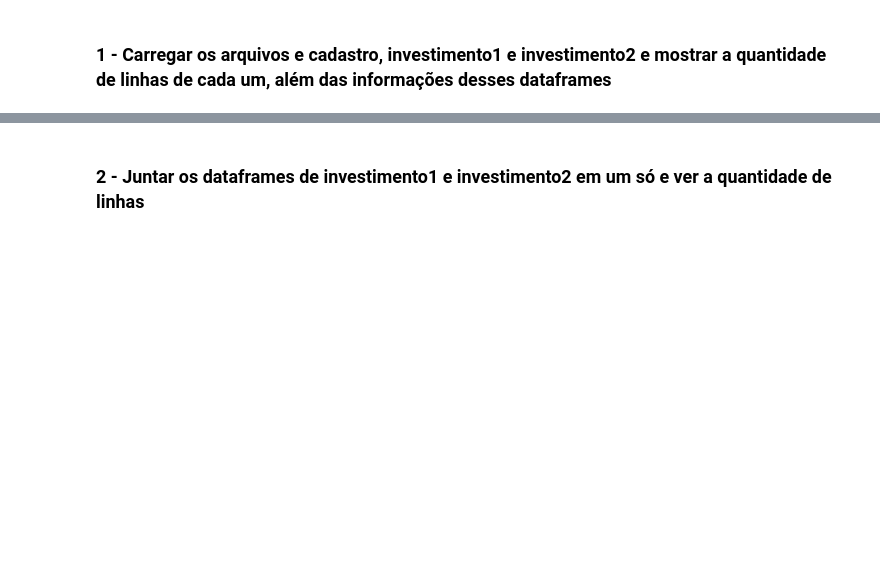
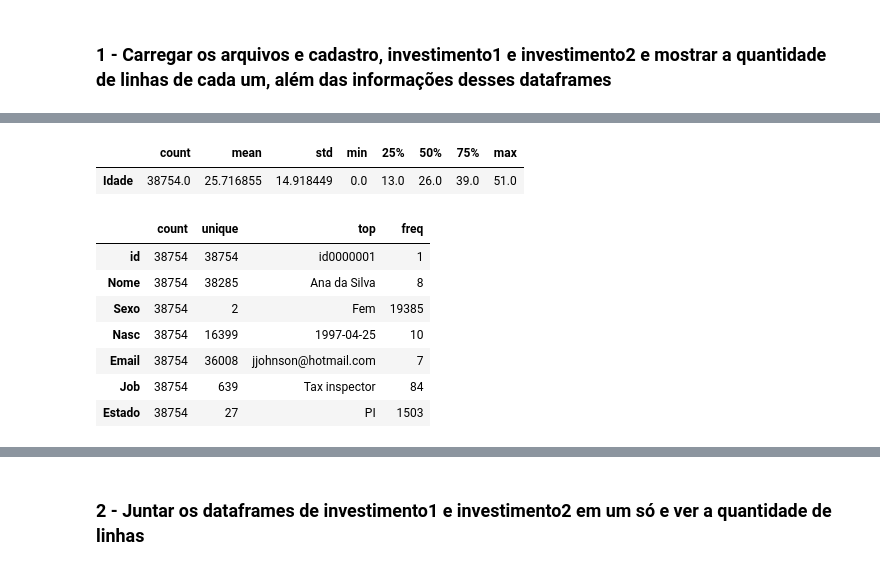
Before and after one commit to Liz03Oliver/analise_exploratoria_dados_financeiros, a Jupyter notebook: analise.ipynb, the cells around one changed output, grey strips where cells are left out. Drawn from its saved outputs; the diff is of its cells as text; code cells hidden in the pictures; blank space fills up the shorter version.

Commit message:
Pequenas alterações ao longo do notebook e alguns acrescimos na primeira parte

```diff
--- a/analise.ipynb
+++ b/analise.ipynb
@@ -44,0 +7,10 @@ Tamanho do investimento_parte2 288624
+# %%
+# Carrega arquivo de cadastro
+cadastro = pd.read_csv('cadastro.csv')
+
+# Print do número de linhas e colunas do dataframe
+print('Linhas', cadastro.shape[0])
+print('Colunas', cadastro.shape[1])
+
+# Primeiras cinco linhas do dataframe
+cadastro.head()
@@ -44,0 +133,17 @@ Tamanho do investimento_parte2 288624
+# %%
+# Algumas informações sobre os dados de cadastro
+cadastro.describe().T
+# %% [output]
+|  | count | mean | std | min | 25% | 50% | 75% | max |
+| Idade | 38754.0 | 25.716855 | 14.918449 | 0.0 | 13.0 | 26.0 | 39.0 | 51.0 |
+# %%
+cadastro.drop(axis=1, columns=['Lat_long']).describe(exclude=['int64']).T
+# %% [output]
+|  | count | unique | top | freq |
+| id | 38754 | 38754 | id0000001 | 1 |
+| Nome | 38754 | 38285 | Ana da Silva | 8 |
+| Sexo | 38754 | 2 | Fem | 19385 |
+| Nasc | 38754 | 16399 | 1997-04-25 | 10 |
+| Email | 38754 | 36008 | jjohnson@hotmail.com | 7 |
+| Job | 38754 | 639 | Tax inspector | 84 |
+| Estado | 38754 | 27 | PI | 1503 |
```
Also changed, not shown: parts of 23 cells of this notebook.
